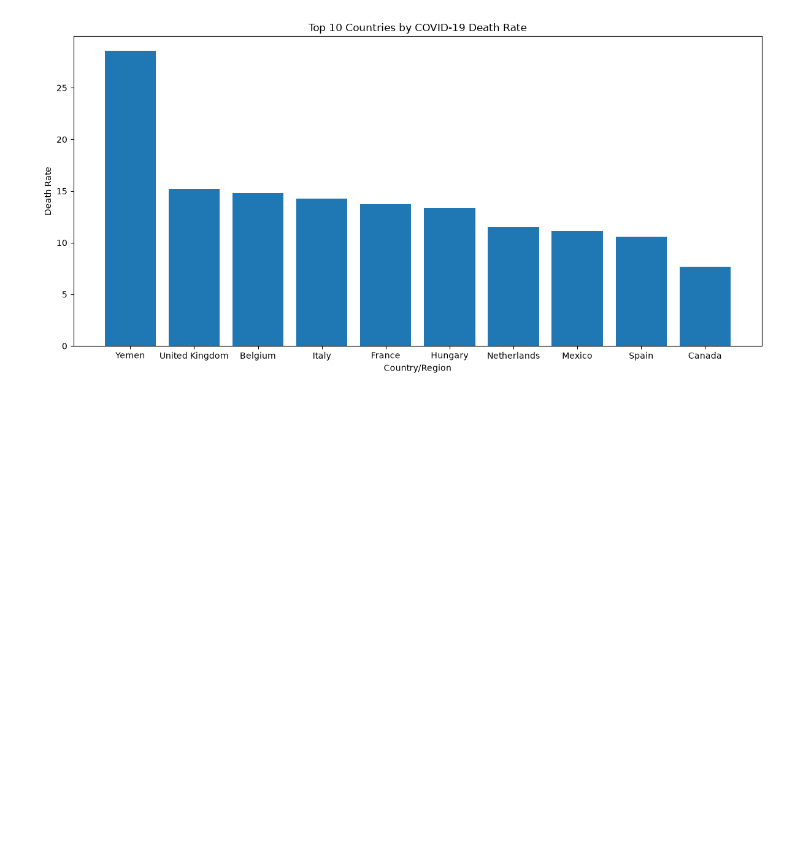
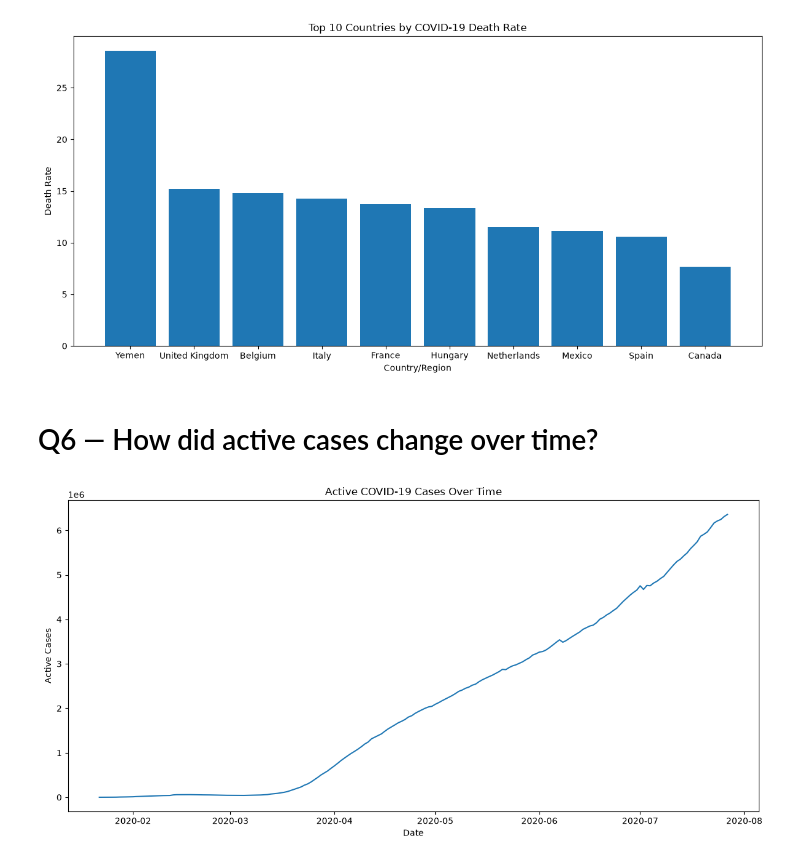
Before and after one commit to lashvv/Covid19, a Jupyter notebook: notebooks/03_analysis.ipynb, the cells around one changed output. Cells and saved outputs as stored; diff of their text form; code cells hidden in the pictures; blank space fills up the shorter version.

```diff
--- a/notebooks/03_analysis.ipynb
+++ b/notebooks/03_analysis.ipynb
@@ -560,3 +560,21 @@ plt.tight_layout()
 plt.show()
 # %% [output]
 [figure]
+# %% [markdown]
+# Q6 — How did active cases change over time?
+# %%
+plt.figure(figsize=(12, 6))
+
+plt.plot(
+    daily_totals["Date"],
+    daily_totals["Active"]
+)
+
+plt.xlabel("Date")
+plt.ylabel("Active Cases")
+plt.title("Active COVID-19 Cases Over Time")
+
+plt.tight_layout()
+plt.show()
+# %% [output]
+[figure, added]
```
